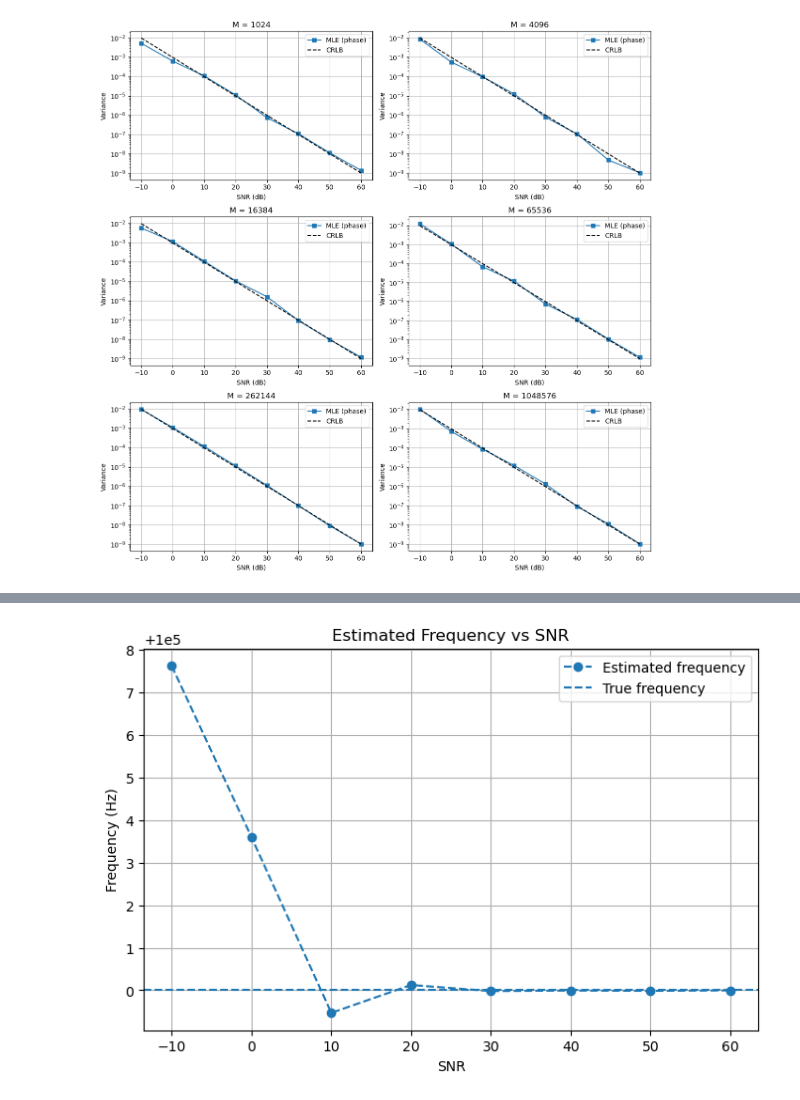
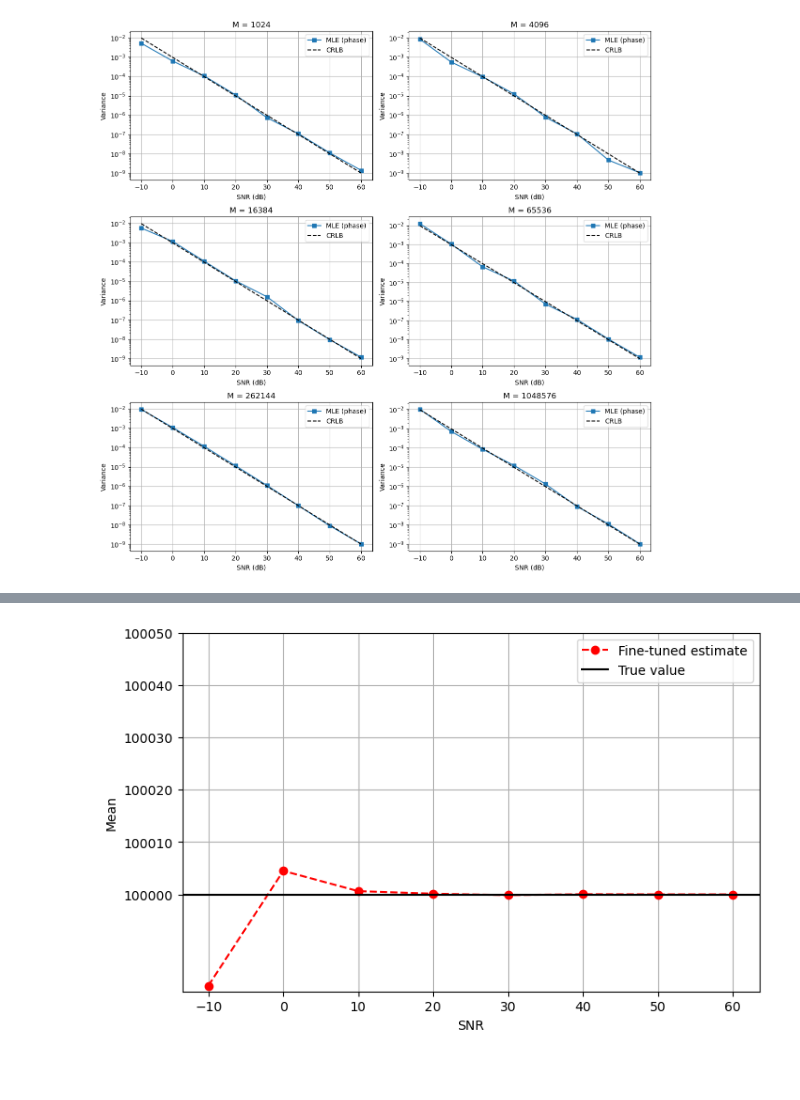
Before and after one commit to Asaka892/NatAndBeast, a Jupyter notebook: test.ipynb, the cells around one changed output, grey strips where cells are left out. Cells and saved outputs as stored; diff of their text form; code cells hidden in the pictures; blank space fills up the shorter version.

```diff
--- a/test.ipynb
+++ b/test.ipynb
@@ -233,6 +233,10 @@ def simulate(SNR_dB):
         # FFT (start)
         X = np.fft.fft(x, M)
         m = np.argmax(np.abs(X))
+
+        if m > M//2:
+            m -= M
+
         w_fft = 2*np.pi*m/(M*T)
 
         # Nelder-Mead
@@ -333,37 +337,49 @@ def estimate_mean_freq(SNR_dB):
         # FFT
         X = np.fft.fft(x, M)
         m = np.argmax(np.abs(X))
+
+        if m > M//2:
+            m -= M
+
         w_fft = 2*np.pi*m/(M*T)
 
         # Nelder-Mead refinement
         def F(w):
             return -np.abs(np.sum(x*np.exp(-1j*w*n*T))/N)
 
         w_hat = minimize(F, [w_fft], method='Nelder-Mead').x[0]
 
-        f_hat = w_hat / (2*np.pi)
+        f_hat = abs(w_hat / (2*np.pi))
         estimates.append(f_hat)
 
     return np.mean(estimates)
 
 # ---------- KJØR ----------
 f_est = []
 
 for snr in SNR_values:
     f_est.append(estimate_mean_freq(snr))
 
 # ---------- PLOT ----------
-plt.figure(figsize=(8,5))
+plt.figure(figsize=(8,5))  # smal og høy som bildet ditt
 
-plt.plot(SNR_values, f_est, 'o--', label='Estimated frequency')
-plt.axhline(f0, linestyle='--', label='True frequency')
+plt.plot(SNR_values, f_est, 'r--o', label='Fine-tuned estimate')
+plt.axhline(f0, color='black', linestyle='-', label='True value')
 
 plt.xlabel("SNR")
-plt.ylabel("Frequency (Hz)")
-plt.title("Estimated Frequency vs SNR")
+plt.ylabel("Mean")
+
+
+plt.ticklabel_format(style='plain', axis='y', useOffset=False)
+
+
+plt.yticks(np.arange(100000, 100051, 10))
+
+
+
 plt.grid()
 plt.legend()
 
 plt.show()
 # %% [output]
-[figure, old version]
+[figure, new version]
```
Also changed, not shown: parts of 2 cells of this notebook.
